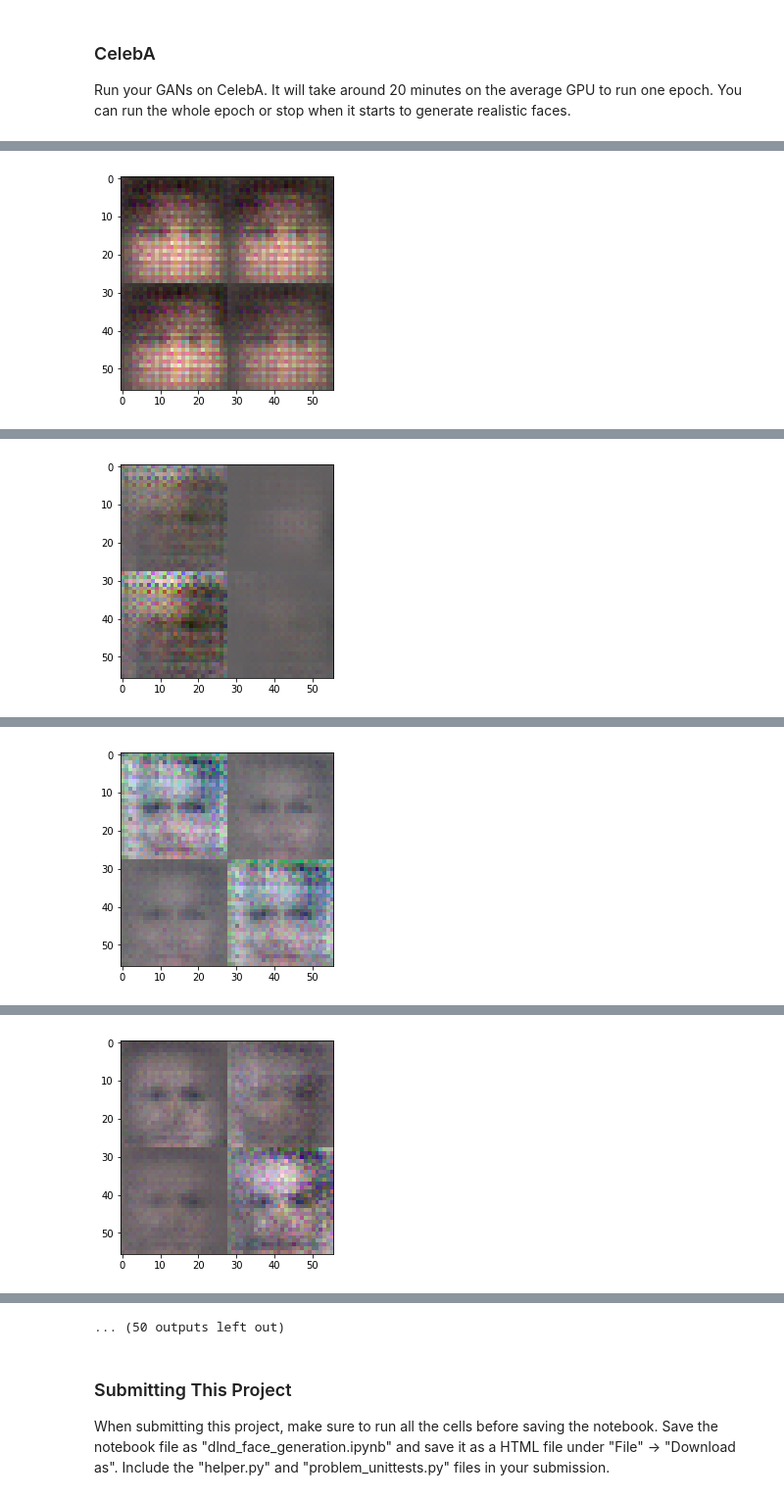
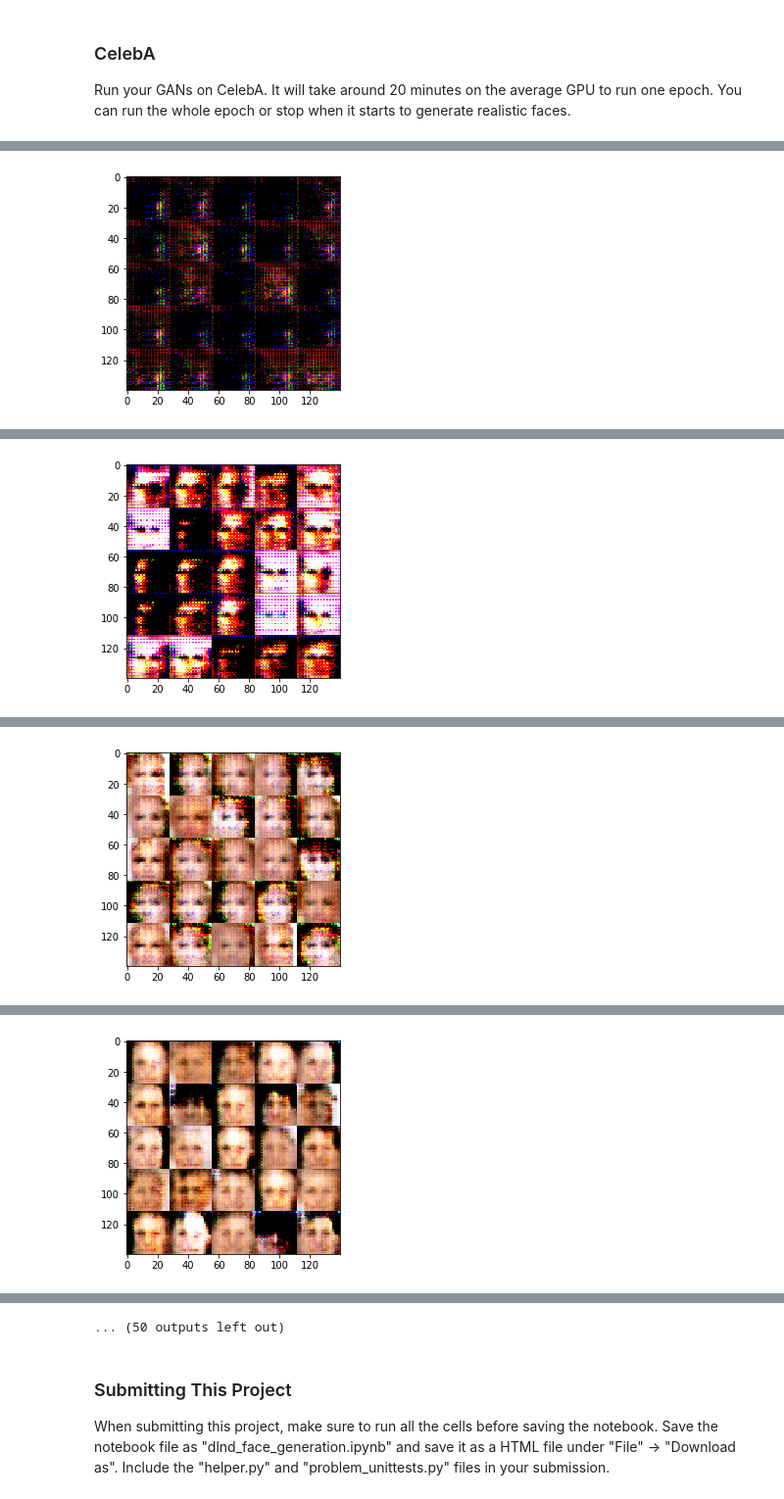
Before and after one commit to tituslungu/DLND_Project5_Face_Generation_GANs, a Jupyter notebook: dlnd_face_generation.ipynb, the cells around one changed output, grey strips where cells are left out. Shown at 98% size. Cells and saved outputs as stored; diff of their text form; code cells hidden in the pictures.

```diff
--- a/dlnd_face_generation.ipynb
+++ b/dlnd_face_generation.ipynb
@@ -231,6 +261,8 @@ def model_loss(input_real, input_z, out_channel_dim):
     :return: A tuple of (discriminator loss, generator loss)
     """
     # TODO: Implement Function
+    smooth = 0.1
+
     gen = generator(input_z, out_channel_dim, is_train=True)
     disc_out_real, disc_logits_real = discriminator(input_real, reuse=False)
     disc_out_fake, disc_logits_fake = discriminator(gen, reuse=True)
@@ -240,7 +272,8 @@ def model_loss(input_real, input_z, out_channel_dim):
     disc_fake_loss = tf.reduce_mean(tf.nn.sigmoid_cross_entropy_with_logits(logits=disc_logits_fake,
                                                                            labels=tf.zeros_like(disc_logits_fake)))
     disc_real_loss = tf.reduce_mean(tf.nn.sigmoid_cross_entropy_with_logits(logits=disc_logits_real,
-                                                                           labels=tf.ones_like(disc_logits_real)))
+                                                                           labels=tf.ones_like(disc_logits_real) \
+                                                                            *(1 - smooth)))
     disc_loss = disc_fake_loss + disc_real_loss
 
     return (disc_loss, gen_loss)
@@ -271,8 +305,8 @@ def model_opt(d_loss, g_loss, learning_rate, beta1):
     d_vars = [var for var in all_vars if var.name.startswith('discriminator')]
 
     d_opt = tf.train.AdamOptimizer(learning_rate, beta1=beta1).minimize(d_loss, var_list=d_vars)
-#     with tf.control_dependencies(tf.get_collection(tf.GraphKeys.UPDATE_OPS)):
-    g_opt = tf.train.AdamOptimizer(learning_rate, beta1=beta1).minimize(g_loss, var_list=g_vars)
+    with tf.control_dependencies(tf.get_collection(tf.GraphKeys.UPDATE_OPS)):
+        g_opt = tf.train.AdamOptimizer(learning_rate, beta1=beta1).minimize(g_loss, var_list=g_vars)
 
     return (d_opt, g_opt)
 
@@ -356,7 +390,7 @@ def train(epoch_count, batch_size, z_dim, learning_rate, beta1, get_batches, dat
                 z = np.random.uniform(-1, 1, size=(batch_size, z_dim))
 
                 _ = sess.run(d_opt, feed_dict={real_inputs: batch_images, z_inputs: z, learn_rate: learning_rate})
-                _ = sess.run(g_opt, feed_dict={z_inputs: z, learn_rate: learning_rate})
+                _ = sess.run(g_opt, feed_dict={real_inputs: batch_images, z_inputs: z, learn_rate: learning_rate})
 
                 if steps % 100 == 0:
                     d_loss_ = sess.run(d_loss, feed_dict={real_inputs: batch_images, z_inputs: z,
@@ -369,7 +403,7 @@ def train(epoch_count, batch_size, z_dim, learning_rate, beta1, get_batches, dat
 
                     losses.append((d_loss_, g_loss_))
 
-                    _ = show_generator_output(sess, 5, z_inputs, data_shape[3], data_image_mode)
+                    _ = show_generator_output(sess, 25, z_inputs, data_shape[3], data_image_mode)
 
         saver = tf.train.Saver()
         saver.save(sess, './checkpoints/generator.ckpt')
@@ -379,8 +413,8 @@ Test your GANs architecture on MNIST.  After 2 epochs, the GANs should be able t
 # %%
 batch_size = 64 #32 or 64
 z_dim = 100
-learning_rate = 0.0004 #0.0002 - 0.0008
-beta1 = 0.5 #0.2 - 0.5
+learning_rate = 0.005 #0.0002 - 0.0008
+beta1 = 0.35 #0.2 - 0.5
 
 
 """
@@ -410,10 +451,10 @@ Epoch 1/2... Discriminator Loss: 0.0884... Generator Loss: 2.9580
 ### CelebA
 Run your GANs on CelebA.  It will take around 20 minutes on the average GPU to run one epoch.  You can run the whole epoch or stop when it starts to generate realistic faces.
 # %%
-batch_size = 64 #32 or 64
-z_dim = 100
-learning_rate = 0.0004 #0.0002 - 0.0008
-beta1 = 0.5 #0.2 - 0.5
+# batch_size = 64 #32 or 64
+# z_dim = 100
+# learning_rate = 0.0004 #0.0002 - 0.0008
+# beta1 = 0.35 #0.2 - 0.5
 
 
 """
@@ -430 +473 @@ Epoch 1/1... Discriminator Loss: 0.1784... Generator Loss: 2.0250
-[figure, old version]
+[figure, new version]
@@ -432 +476 @@ Epoch 1/1... Discriminator Loss: 0.0153... Generator Loss: 4.7824
-[figure, old version]
+[figure, new version]
@@ -434 +479 @@ Epoch 1/1... Discriminator Loss: 1.1021... Generator Loss: 1.3105
-[figure, old version]
+[figure, new version]
@@ -436 +482 @@ Epoch 1/1... Discriminator Loss: 1.0743... Generator Loss: 1.0317
-[figure, old version]
+[figure, new version]
```
Also changed, not shown: parts of 6 cells of this notebook, 1 other file.
